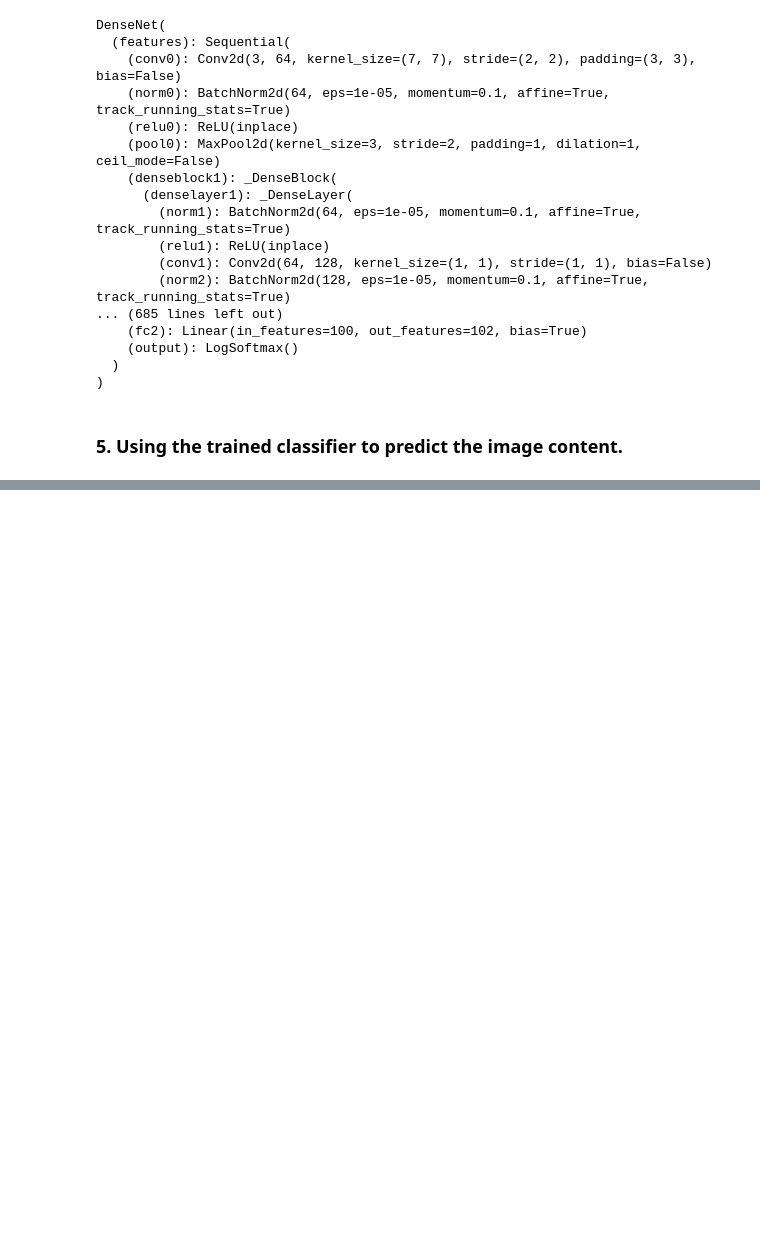
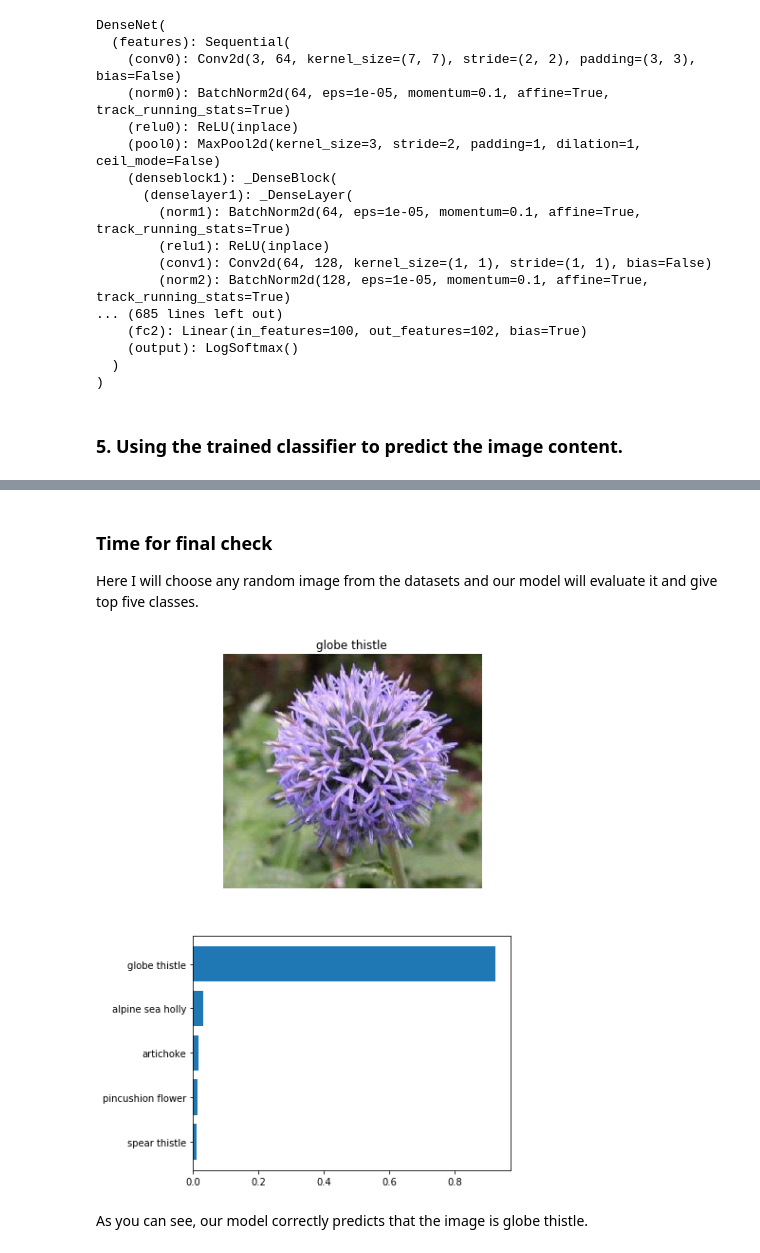
Before and after one commit to theonlyNischal/Image-Clasifier-Project, a Jupyter notebook: Untitled.ipynb, the cells around one changed output, grey strips where cells are left out. Drawn from its saved outputs; the diff is of its cells as text; code cells hidden in the pictures; blank space fills up the shorter version.

Commit message:
Predicts the content of image

```diff
--- a/Untitled.ipynb
+++ b/Untitled.ipynb
@@ -314,6 +315,8 @@ def load_checkpoint(filepath):
     model.classifier = classifier
     model.load_state_dict(checkpoint['state_dict'])
 
-    return model
+    return model, checkpoint['class_to_idx']
+
+# class_to_idx will be used later in predicting section.
 # %% [markdown]
 At this point, you should have trained your model in google colab and download it. Next we will load the the model in our local device for making prediction. I have trained my model in google colab and saved in as `'my_checkpoint_densenet_dec_18.pth'`. You can use either **.pth** or **.pt**.
@@ -322,3 +323,6 @@ loaded_model = load_checkpoint('my_checkpoint_densenet_dec_18.pth')
+# %%
+loaded_model, class_to_idx = load_checkpoint('my_checkpoint_densenet_dec_18.pth')
+idx_to_class = { v : k for k,v in class_to_idx.items()}
 # %%
 loaded_model
 # %% [output]
@@ -404,3 +410,35 @@ def predict(image_path, model, topk=5):
     top_probability = pobabilities[top_idx]
 
     return top_probability, top_class
+# %%
+
+def view_classify(img, probabilities, classes, mapper):
+    ''' Function for viewing an image and it's predicted classes.
+    '''
+    img_filename = img.split('/')[-2]
+    img = Image.open(img)
+
+    fig, (ax1, ax2) = plt.subplots(figsize=(6,10), ncols=1, nrows=2)
+    flower_name = mapper[img_filename]
+
+    ax1.set_title(flower_name)
+    ax1.imshow(img)
+    ax1.axis('off')
+
+    y_pos = np.arange(len(probabilities))
+    ax2.barh(y_pos, probabilities)
+    ax2.set_yticks(y_pos)
+    ax2.set_yticklabels([mapper[x] for x in classes])
+    ax2.invert_yaxis()
+# %% [markdown]
+### Time for final check
+
+Here I will choose any random image from the datasets and our model will evaluate it and give top five classes.
+# %%
+img = 'flower_data/valid/10/image_07094.jpg'
+p, c = predict(img, loaded_model)
+view_classify(img, p, c, cat_to_name)
+# %% [output]
+[figure, added]
+# %% [markdown]
+As you can see, our model correctly predicts that the image is globe thistle.
```
Also changed, not shown: parts of 3 cells of this notebook.
